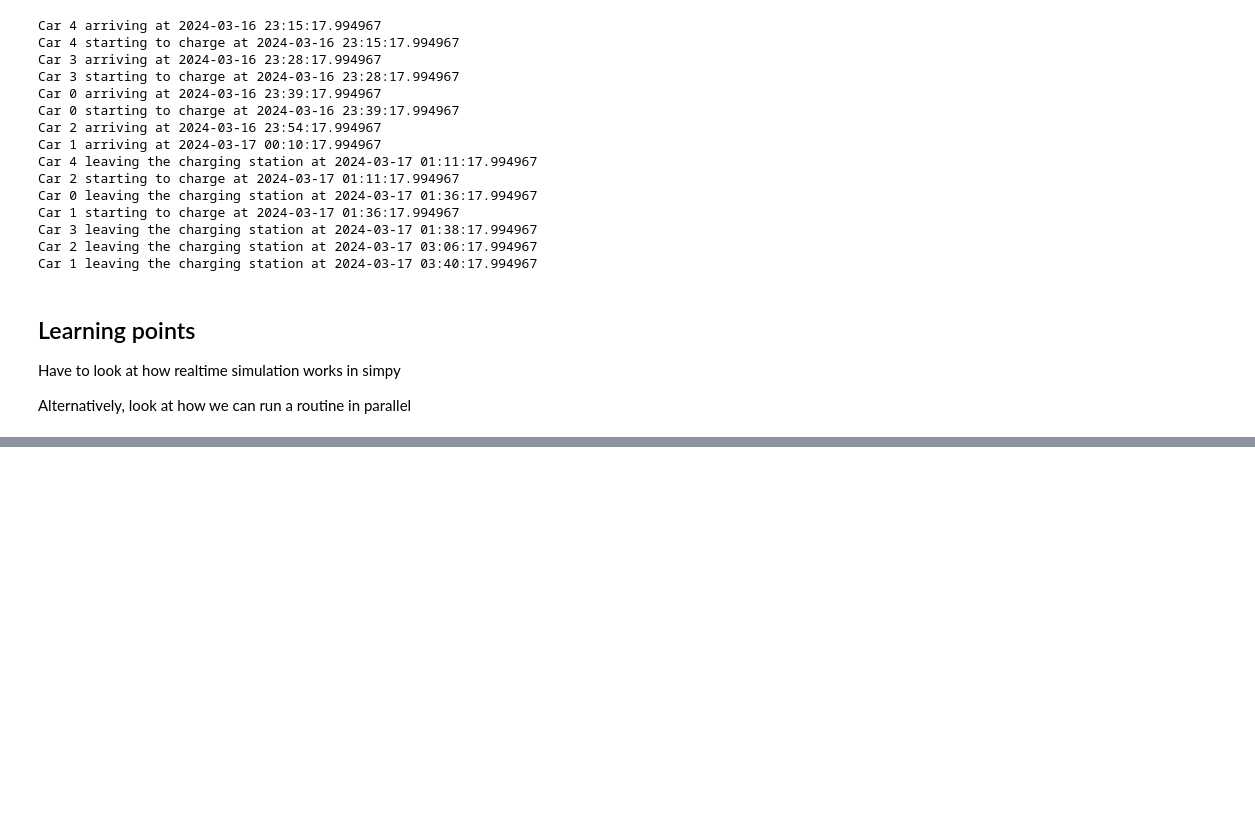
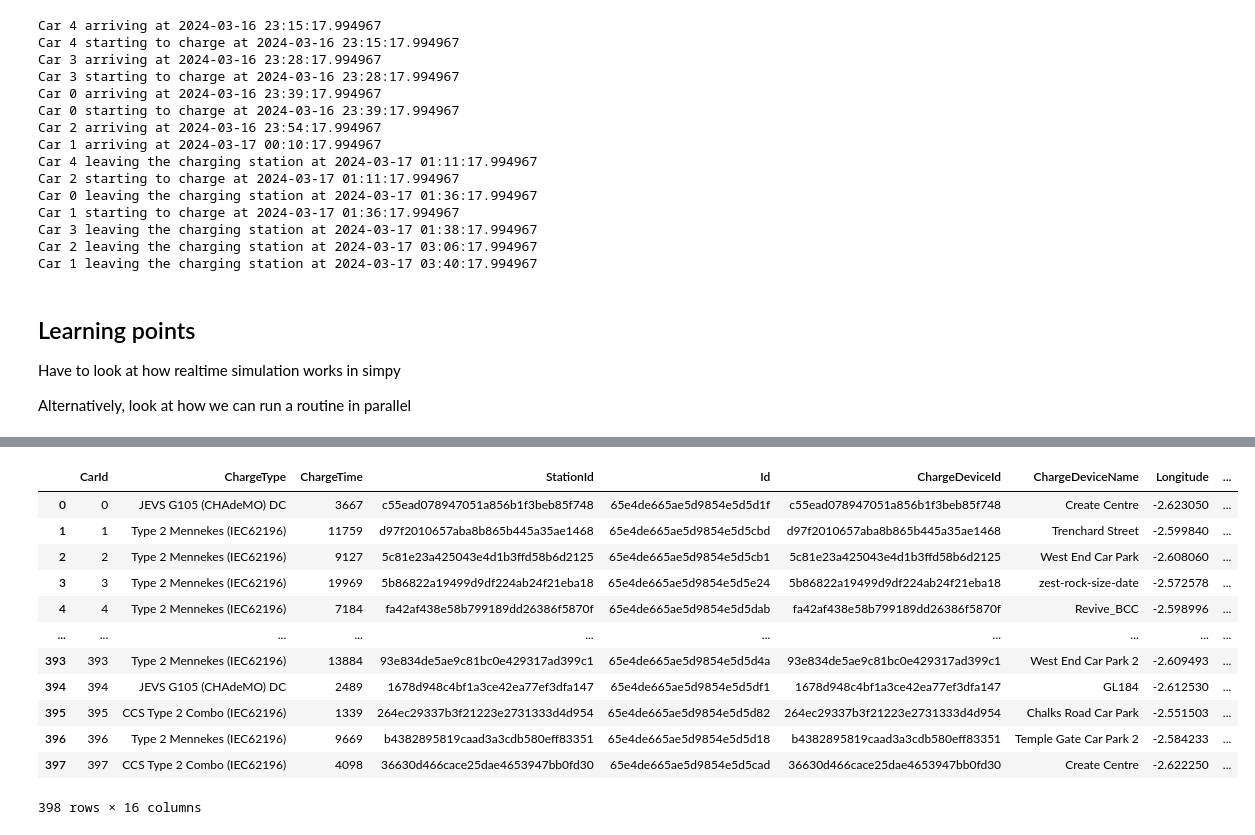
Before and after one commit to chrisdo23/electrical_vehicle_project_igp, a Jupyter notebook: simulation/simulation_testing.ipynb, the cells around one changed output, grey strips where cells are left out. Saved outputs shown, nothing was run; the diff lists cells and outputs as text; code cells hidden in the pictures; blank space fills up the shorter version.

```diff
--- a/simulation/simulation_testing.ipynb
+++ b/simulation/simulation_testing.ipynb
@@ -117,0 +738,39 @@ Alternatively, look at how we can run a routine in parallel
+# %%
+env = simpy.Environment()
+# env = srt.RealtimeEnvironment(factor=1)
+
+# Car allocation
+
+car_list = pd.DataFrame(list(range(0,user_per_day)), columns=['CarId'])
+car_list['ChargeType'], car_list['ChargeTime'] = zip(*car_list.apply(lambda x: charging_type_rand(agg_ports_data), axis=1))
+car_list['StationId'] = car_list.apply(lambda x: charger_allocation(station_data_simulation), axis=1)
+car_list = car_list.merge(station_data_simulation, how='left', left_on=['StationId'], right_on=['ChargeDeviceId'])
+# car_list
+
+
+# Station resource setup
+
+sim_station_list = []
+
+for i, station in station_data_simulation.iterrows():
+    sim_station_list = sim_station_list + [{'ChargeDeviceId': station['ChargeDeviceId'],
+                                            'ChargeDeviceName': station['ChargeDeviceName'],
+                                            'Station': simpy.Resource(env, capacity=station['ConnectorCount'])}]
+sim_station_list = pd.DataFrame(sim_station_list)
+# sim_station_list
+# %%
+car_list
+# %% [output]
+|  | CarId | ChargeType | ChargeTime | StationId | Id | ChargeDeviceId | ChargeDeviceName | Longitude | ... |
+| 0 | 0 | JEVS G105 (CHAdeMO) DC | 3667 | c55ead078947051a856b1f3beb85f748 | 65e4de665ae5d9854e5d5d1f | c55ead078947051a856b1f3beb85f748 | Create Centre | -2.623050 | ... |
+| 1 | 1 | Type 2 Mennekes (IEC62196) | 11759 | d97f2010657aba8b865b445a35ae1468 | 65e4de665ae5d9854e5d5cbd | d97f2010657aba8b865b445a35ae1468 | Trenchard Street | -2.599840 | ... |
+| 2 | 2 | Type 2 Mennekes (IEC62196) | 9127 | 5c81e23a425043e4d1b3ffd58b6d2125 | 65e4de665ae5d9854e5d5cb1 | 5c81e23a425043e4d1b3ffd58b6d2125 | West End Car Park | -2.608060 | ... |
+| 3 | 3 | Type 2 Mennekes (IEC62196) | 19969 | 5b86822a19499d9df224ab24f21eba18 | 65e4de665ae5d9854e5d5e24 | 5b86822a19499d9df224ab24f21eba18 | zest-rock-size-date | -2.572578 | ... |
+| 4 | 4 | Type 2 Mennekes (IEC62196) | 7184 | fa42af438e58b799189dd26386f5870f | 65e4de665ae5d9854e5d5dab | fa42af438e58b799189dd26386f5870f | Revive_BCC | -2.598996 | ... |
+| ... | ... | ... | ... | ... | ... | ... | ... | ... | ... |
+| 393 | 393 | Type 2 Mennekes (IEC62196) | 13884 | 93e834de5ae9c81bc0e429317ad399c1 | 65e4de665ae5d9854e5d5d4a | 93e834de5ae9c81bc0e429317ad399c1 | West End Car Park 2 | -2.609493 | ... |
+| 394 | 394 | JEVS G105 (CHAdeMO) DC | 2489 | 1678d948c4bf1a3ce42ea77ef3dfa147 | 65e4de665ae5d9854e5d5df1 | 1678d948c4bf1a3ce42ea77ef3dfa147 | GL184 | -2.612530 | ... |
+| 395 | 395 | CCS Type 2 Combo (IEC62196) | 1339 | 264ec29337b3f21223e2731333d4d954 | 65e4de665ae5d9854e5d5d82 | 264ec29337b3f21223e2731333d4d954 | Chalks Road Car Park | -2.551503 | ... |
+| 396 | 396 | Type 2 Mennekes (IEC62196) | 9669 | b4382895819caad3a3cdb580eff83351 | 65e4de665ae5d9854e5d5d18 | b4382895819caad3a3cdb580eff83351 | Temple Gate Car Park 2 | -2.584233 | ... |
+| 397 | 397 | CCS Type 2 Combo (IEC62196) | 4098 | 36630d466cace25dae4653947bb0fd30 | 65e4de665ae5d9854e5d5cad | 36630d466cace25dae4653947bb0fd30 | Create Centre | -2.622250 | ... |
+398 rows × 16 columns
```
Also changed, not shown: parts of 34 cells of this notebook, 25 other files.
